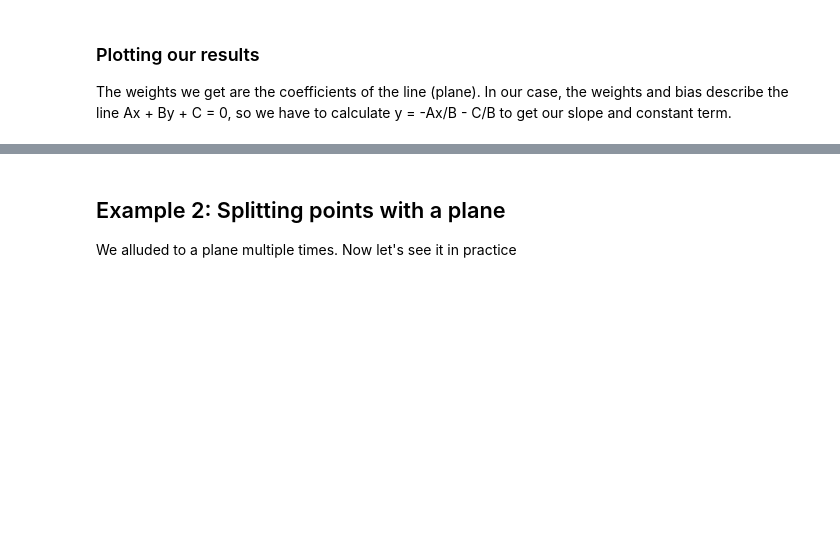
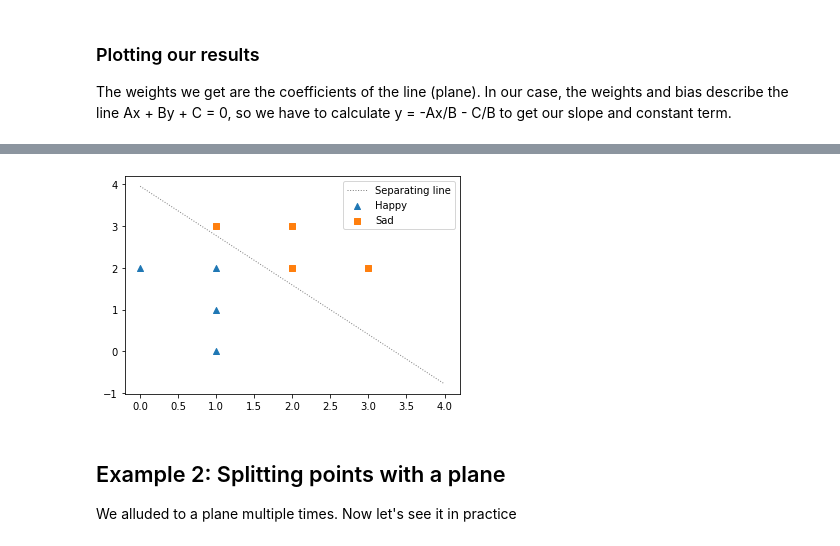
Before and after one commit to luisguiserrano/manning, a Jupyter notebook: Chapter_5_Perceptron_Algorithm/refactoring/Sentiment_analysis_toy.ipynb, the cells around one changed output, grey strips where cells are left out. Cells and saved outputs as stored; diff of their text form; code cells hidden in the pictures; blank space fills up the shorter version.

```diff
--- a/Chapter_5_Perceptron_Algorithm/refactoring/Sentiment_analysis_toy.ipynb
+++ b/Chapter_5_Perceptron_Algorithm/refactoring/Sentiment_analysis_toy.ipynb
@@ -91,0 +94,10 @@ plt.show()
+# %%
+import statsmodels.api as sm
+
+exog = sm.add_constant(features) # adds an intercept column
+model_logistic_regression = sm.Logit(
+    endog = labels,
+    exog = exog)
+# statsmodels will notify us if separation is perfect
+model_logistic_regression.raise_on_perfect_prediction = False
+results_regression = model_logistic_regression.fit()
@@ -92,3 +126,16 @@ plt.show()
+# %%
+plot_scatter(data[labels == 0,0], data[labels == 0,1], marker = '^')
+plot_scatter(data[labels == 1,0], data[labels == 1,1], marker = 's')
+draw_line(
+    -results_regression.params[2]/results_regression.params[1],
+    -results_regression.params[0]/results_regression.params[1],
+    starting=0,
+    ending=sum(labels),
+    color='grey', linewidth=1.0, linestyle='dotted')
+plt.legend(["Separating line", "Happy", "Sad"])
+plt.show()
+# %% [output]
+[figure, added]
 # %% [markdown]
 ## Example 2: Splitting points with a plane
 
```
Also changed, not shown: parts of 8 cells of this notebook, 1 other file.
